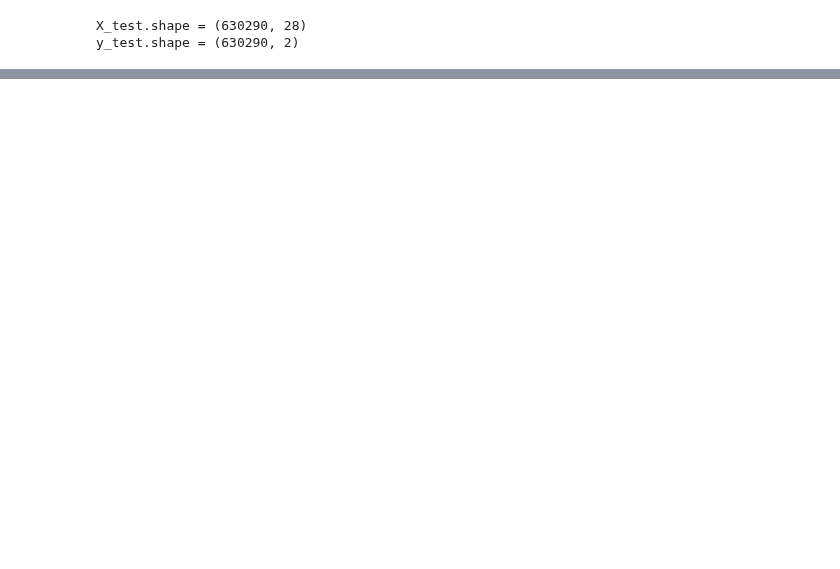
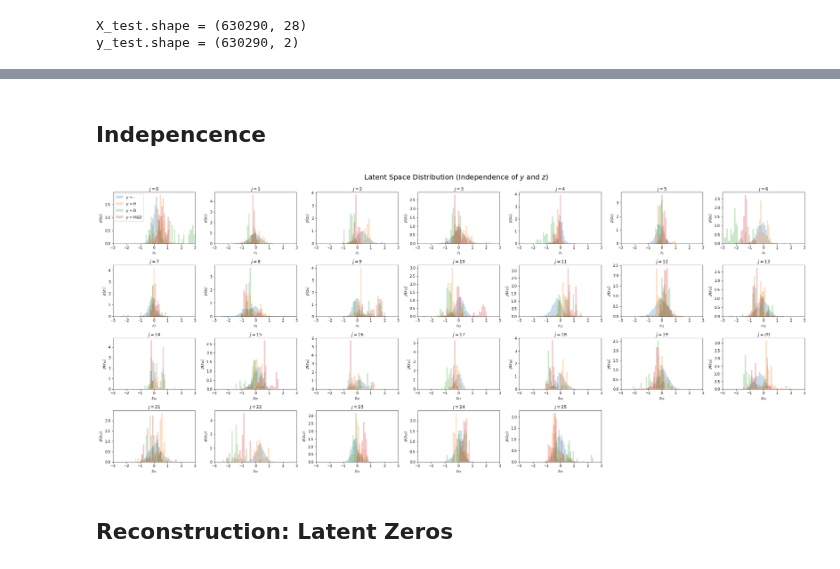
Before and after one commit to psaegert/AML-Final, a Jupyter notebook: models/INN.ipynb, the cells around one changed output, grey strips where cells are left out. Cells and saved outputs as stored; diff of their text form; code cells hidden in the pictures; blank space fills up the shorter version.

```diff
--- a/models/INN.ipynb
+++ b/models/INN.ipynb
@@ -368,0 +428,26 @@ for i_batch in tqdm(range(n_batches + 1)):
+# %% [markdown]
+## Indepencence
+# %%
+NROWS = 4
+NCOLS = int(np.ceil(z_pred.shape[1] / NROWS))
+
+fig, axes = plt.subplots(NROWS, NCOLS, figsize=(28, 12))
+fig.suptitle('Latent Space Distribution (Independence of $y$ and $z$)\n', size=20)
+fig.tight_layout(h_pad=4, w_pad=2.5)
+bins = np.linspace(-3, 3, 64)
+
+for i_row in tqdm(range(NROWS)):
+    for i_col in range(NCOLS):
+        i_latent = i_row * NCOLS + i_col
+        if i_latent >= z_pred.shape[1]:
+            axes[i_row][i_col].set_visible(False)
+            continue
+        axes[i_row][i_col].hist(z_pred[np.logical_and(y_proba_pred[:, 0] < 0.5, y_proba_pred[:, 1] < 0.5), i_latent], density=True, bins=bins, alpha=0.25, label='$y$ = -',)
+        axes[i_row][i_col].hist(z_pred[np.logical_and(y_proba_pred[:, 0] >= 0.5, y_proba_pred[:, 1] < 0.5), i_latent], density=True, bins=bins, alpha=0.25, label='$y$ = H',)
+        axes[i_row][i_col].hist(z_pred[np.logical_and(y_proba_pred[:, 0] < 0.5, y_proba_pred[:, 1] >= 0.5), i_latent], density=True, bins=bins, alpha=0.25, label='$y$ = D',)
+        axes[i_row][i_col].hist(z_pred[np.logical_and(y_proba_pred[:, 0] >= 0.5, y_proba_pred[:, 1] >= 0.5), i_latent], density=True, bins=bins, alpha=0.25, label='$y$ = H&D',)
+        axes[i_row][i_col].set_title(f'$j={i_latent}$'); axes[i_row][i_col].set_ylabel(r'$p(z_{' + str(i_latent) + r'}$)'); axes[i_row][i_col].set_xlabel(r'$z_{' + str(i_latent) + r'}$')
+        axes[i_row][i_col].set_xlim(-3, 3);
+        if i_latent == 0: axes[i_row][i_col].legend();
+# %% [output]
+[figure, added]
@@ -368,0 +465,2 @@ for i_batch in tqdm(range(n_batches + 1)):
+# %% [markdown]
+## Reconstruction: Latent Zeros
```
Also changed, not shown: parts of 15 cells of this notebook, 2 other files.
